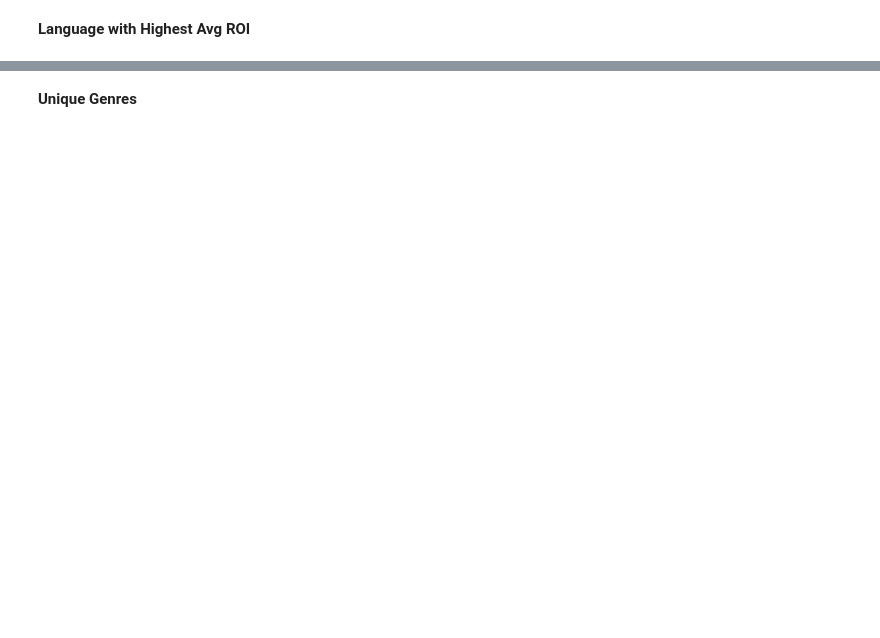
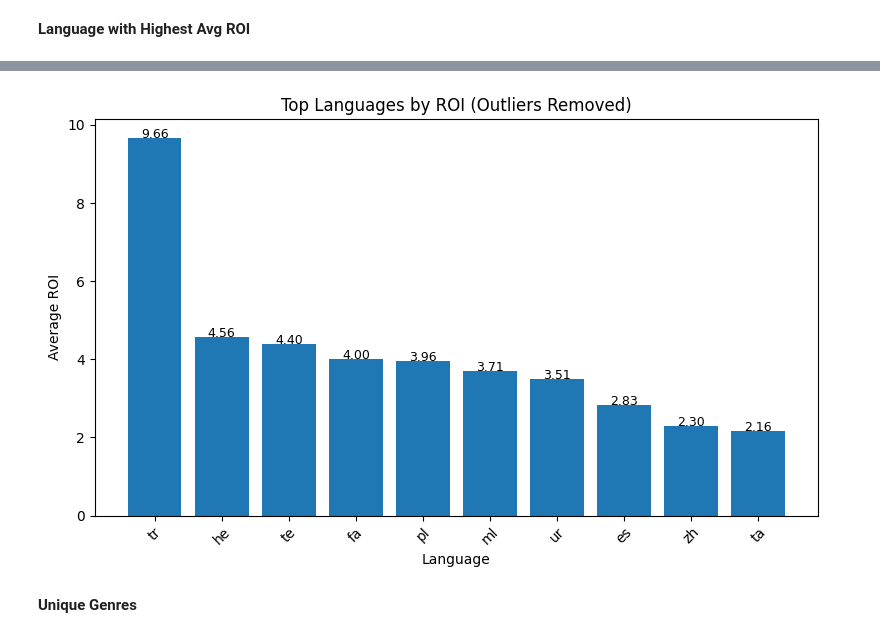
Before and after one commit to artreas/DATA_SCEINCE_ASSIGNMENT, a Jupyter notebook: movie_profit_roi_analysis.ipynb, the cells around one changed output, grey strips where cells are left out. Cells and saved outputs as stored; diff of their text form; code cells hidden in the pictures; blank space fills up the shorter version.

```diff
--- a/movie_profit_roi_analysis.ipynb
+++ b/movie_profit_roi_analysis.ipynb
@@ -172,3 +179,33 @@ dtype: float64
+# %%
+# Cap extreme ROI values (95th percentile)
+roi_cap = df['roi'].quantile(0.95)
+df_clean = df[df['roi'] <= roi_cap]
+
+# Compute average ROI
+lang_roi = (
+    df_clean.groupby('original_language')['roi']
+    .mean()
+    .sort_values(ascending=False)
+    .head(10)
+)
+
+# Plot
+plt.figure(figsize=(8,5))
+plt.bar(lang_roi.index, lang_roi.values)
+
+plt.xlabel("Language")
+plt.ylabel("Average ROI")
+plt.title("Top Languages by ROI (Outliers Removed)")
+plt.xticks(rotation=45)
+
+# Add labels
+for i, v in enumerate(lang_roi.values):
+    plt.text(i, v, f"{v:.2f}", ha='center', fontsize=9)
+
+plt.tight_layout()
+plt.show()
+# %% [output]
+[figure, added]
 # %% [markdown]
 **Unique Genres**
 # %%
```
Also changed, not shown: parts of 12 cells of this notebook.
